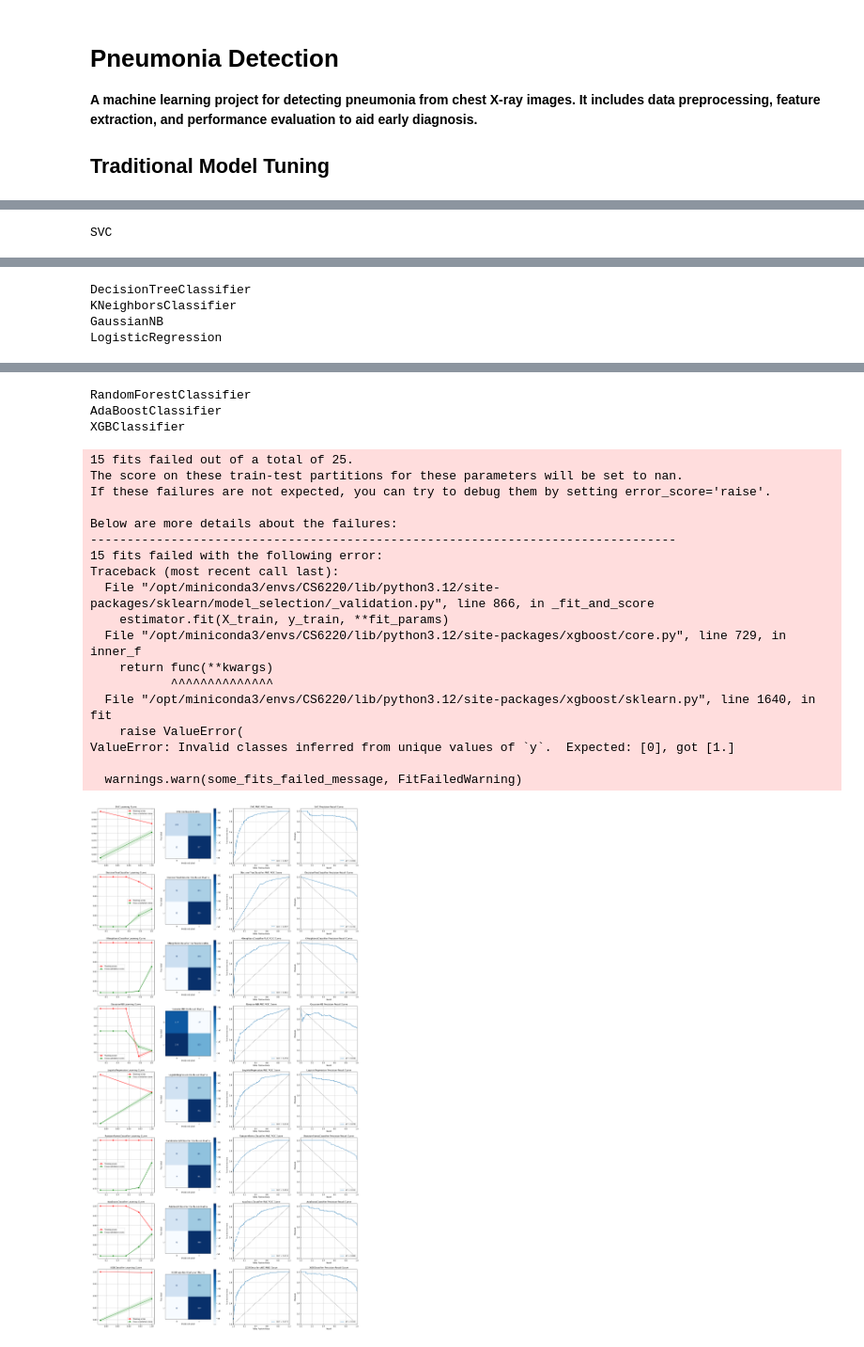
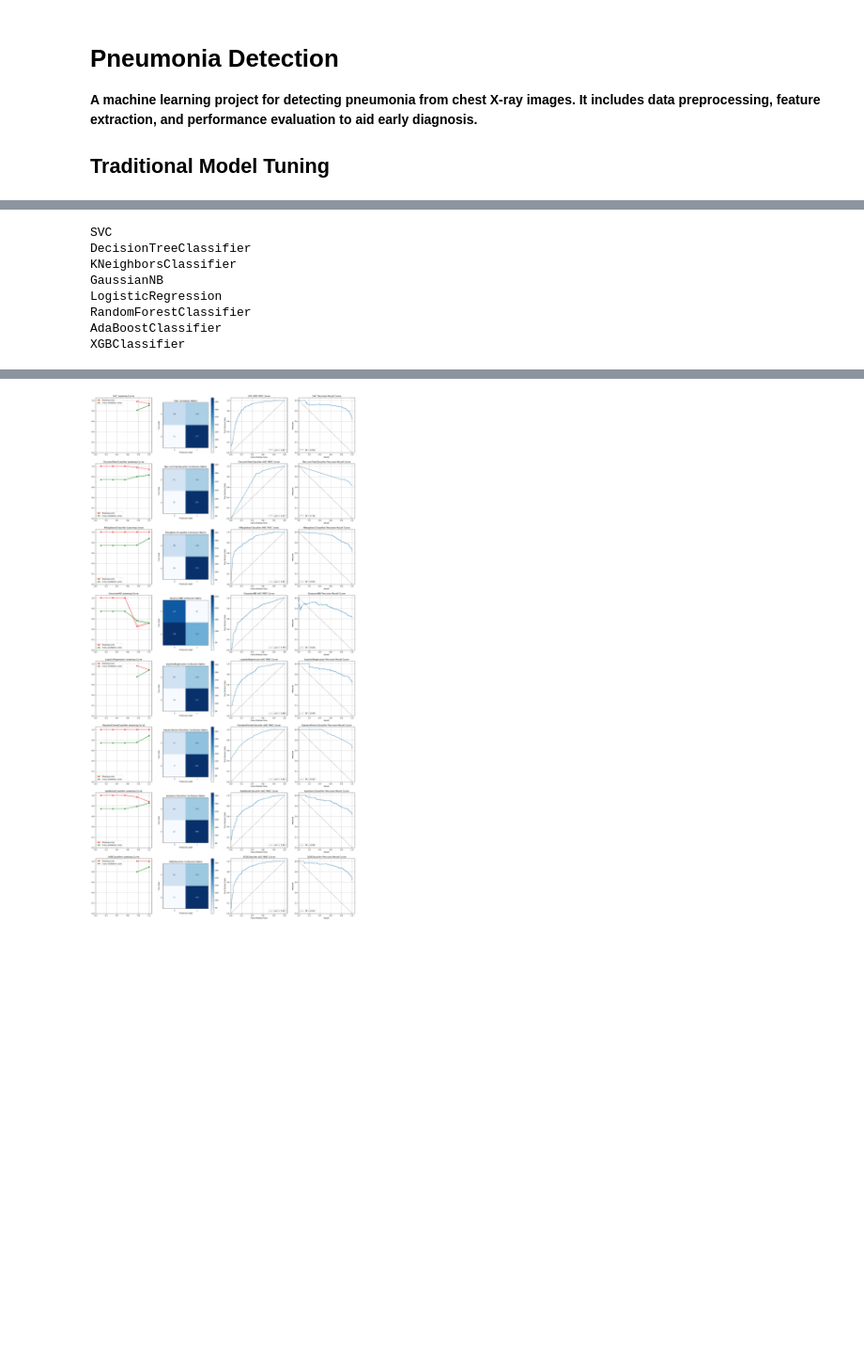
Before and after one commit to LuoZihYuan/Pneumonia-Detection, a Jupyter notebook: 2_traditional_model_tuning.ipynb, the cells around one changed output, grey strips where cells are left out. Shown at 94% size. Saved outputs shown, nothing was run; the diff lists cells and outputs as text; code cells hidden in the pictures; blank space fills up the shorter version.

```diff
--- a/2_traditional_model_tuning.ipynb
+++ b/2_traditional_model_tuning.ipynb
@@ -123,11 +140,11 @@ def plot_prcrcl_curve(
     xlabel="Recall",
     ylabel="Precision",
     label=f"AP = {avg_precision:.3f}",
-    xlim=[0.0, 1.0],
+    xlim=[0.0, 1.05],
     ylim=[0.0, 1.05],
     grid=True,
     title=f"{type(estimator).__name__} Precision-Recall Curve",
     ax=ax,
   )
   ax.plot([0, 1], [1, 0], color="gray", linestyle="--")
-  ax.legend(loc="lower right")
+  ax.legend(loc="lower left")
@@ -134,9 +154,27 @@ def plot_prcrcl_curve(
 # %%
+from contextlib import contextmanager
 from sklearn.metrics import make_scorer, f1_score, precision_score, recall_score
 from sklearn.model_selection import StratifiedKFold
 
 
-def eval_clf(
+@contextmanager
+def suppress_gridsearch_warnings():
+  import os
+  import warnings
+  from sklearn.exceptions import ConvergenceWarning, FitFailedWarning
+
+  original = os.environ.get("PYTHONWARNINGS", "")
+  os.environ["PYTHONWARNINGS"] = "ignore"
+  with warnings.catch_warnings():
+    warnings.simplefilter("ignore", category=FitFailedWarning)
+    warnings.simplefilter("ignore", category=ConvergenceWarning)
+    try:
+      yield
+    finally:
+      os.environ["PYTHONWARNINGS"] = original
+
+
+def tune_hyperparameter(
   clf: ClassifierMixin,
   grid: dict,
   X_train: np.ndarray,
@@ -151,18 +189,19 @@ def eval_clf(
     grid,
     scoring=make_scorer(f1_score),
     cv=cv,
+    # verbose=10  # Uncomment this line to log the triaining process.
     n_jobs=-1,
     return_train_score=True,
   )
-
-  grid_search.fit(X_train, y_train)
-  best_clf = grid_search.best_estimator_
-  plot_learning_curve(best_clf, X_train, y_train, axes[0])
-  # plot_gridsearch_results(grid_search, best_clf, axes[1])
-  y_guess = best_clf.predict(X_test)
-  plot_confusion_matrix(best_clf, y_test, y_guess, axes[1])
-  plot_aucroc_curve(best_clf, X_test, y_test, ax=axes[2])
-  plot_prcrcl_curve(best_clf, X_test, y_test, ax=axes[3])
+  with suppress_gridsearch_warnings():
+    grid_search.fit(X_train, y_train)
+    best_clf = grid_search.best_estimator_
+    plot_learning_curve(best_clf, X_train, y_train, axes[0])
+    # plot_gridsearch_results(grid_search, best_clf, axes[1])
+    y_guess = best_clf.predict(X_test)
+    plot_confusion_matrix(best_clf, y_test, y_guess, axes[1])
+    plot_aucroc_curve(best_clf, X_test, y_test, ax=axes[2])
+    plot_prcrcl_curve(best_clf, X_test, y_test, ax=axes[3])
 
   return [
     f1_score(y_test, y_guess),
@@ -279,9 +324,16 @@ X_test, y_test = np.split(test, [-1], axis=1)
 test_score = pd.DataFrame(columns=["F1", "Precision", "Recall"])
 for index, (clf, grid) in enumerate(recipes):
   print(type(clf).__name__)
-  test_score.loc[type(clf).__name__] = eval_clf(
+  test_score.loc[type(clf).__name__] = tune_hyperparameter(
     clf, grid, X_train, y_train.flatten(), X_test, y_test.flatten(), axs[index, :]
   )
 plt.show()
 # %% [output]
 SVC
+DecisionTreeClassifier
+KNeighborsClassifier
+GaussianNB
+LogisticRegression
+RandomForestClassifier
+AdaBoostClassifier
+XGBClassifier
@@ -305,4 +339,0 @@ ValueError: The number of classes has to be greater than one; got 1 class
-DecisionTreeClassifier
-KNeighborsClassifier
-GaussianNB
-LogisticRegression
@@ -327,22 +340 @@ ValueError: This solver needs samples of at least 2 classes in the data, but the
-RandomForestClassifier
-AdaBoostClassifier
-XGBClassifier
-15 fits failed out of a total of 25.
-The score on these train-test partitions for these parameters will be set to nan.
-If these failures are not expected, you can try to debug them by setting error_score='raise'.
-
-Below are more details about the failures:
---------------------------------------------------------------------------------
-15 fits failed with the following error:
-Traceback (most recent call last):
-  File "/opt/miniconda3/envs/CS6220/lib/python3.12/site-packages/sklearn/model_selection/_validation.py", line 866, in _fit_and_score
-    estimator.fit(X_train, y_train, **fit_params)
-  File "/opt/miniconda3/envs/CS6220/lib/python3.12/site-packages/xgboost/core.py", line 729, in inner_f
-    return func(**kwargs)
-           ^^^^^^^^^^^^^^
-  File "/opt/miniconda3/envs/CS6220/lib/python3.12/site-packages/xgboost/sklearn.py", line 1640, in fit
-    raise ValueError(
-ValueError: Invalid classes inferred from unique values of `y`.  Expected: [0], got [1.]
-
-  warnings.warn(some_fits_failed_message, FitFailedWarning)
-[figure, old version]
+[figure, new version]
```
Also changed, not shown: parts of 13 cells of this notebook.
